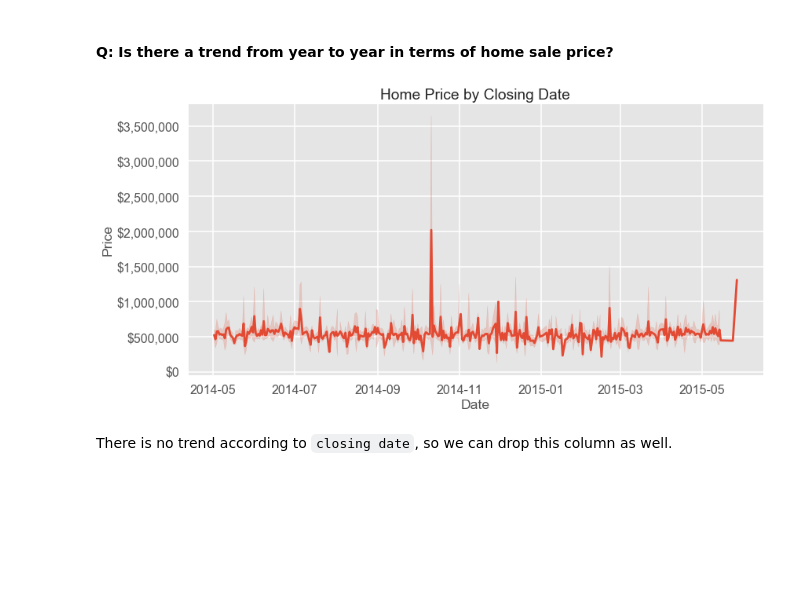
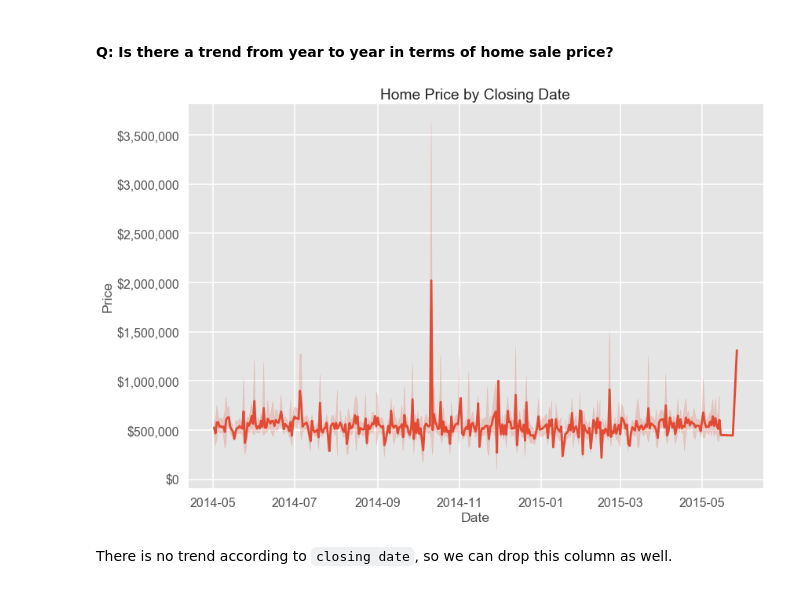
Before and after one commit to cwf231/dsc-mod-2-project-v2-1-onl01-dtsc-pt-041320, a Jupyter notebook: student.ipynb, the cells around one changed output. Cells and saved outputs as stored; diff of their text form; code cells hidden in the pictures; blank space fills up the shorter version.

```diff
--- a/student.ipynb
+++ b/student.ipynb
@@ -190,8 +189,10 @@ def stepwise_selection(target_data,
         target_data: a dataframe of the dependent variable.
         variable_data: a dataframe of the independent variables.
         included_lst: a list of columns to begin with in the model.
-        threshold_in: the pvalue of the relationship required to include the dependent variable.
-        threshold_out: the pvalue of the relationship required to remove the dependent variable.
+        threshold_in: the pvalue of the relationship required
+                      to include the dependent variable.
+        threshold_out: the pvalue of the relationship
+                       required to remove the dependent variable.
     Out:
         an list of variables that are impactful to the model.
     """
@@ -244,6 +245,17 @@ def stepwise_selection(target_data,
             changed = True
         if not changed:
             return included_lst
+
+
+def apply_price_formatter(ax, yaxis=True):
+    """
+    Applies price formatter to given ax.
+    If yaxis is set to False, the x-axis will be formatted instead.
+    """
+    if yaxis:
+        ax.yaxis.set_major_formatter(ticker.StrMethodFormatter('${x:,.0f}'))
+    else:
+        ax.xaxis.set_major_formatter(ticker.StrMethodFormatter('${x:,.0f}'))
 # %% [markdown]
 # Data Processing & Model 1
 # %% [markdown]
@@ -441,11 +455,13 @@ df_raw['sqft_basement'] = df_raw['sqft_basement'].replace('?', np.nan)
 # %% [markdown]
 And now we figure out what we're dealing with in terms of `id`.
 # %%
-# Find homes with duplicated id column.
+## Find homes with duplicated id column.
 
 # Get a set of ids where the value_count is more than 1.
+val_counts = df_raw['id'].value_counts()
+
 duplicate_ids = set(
-    df_raw['id'].value_counts()[df_raw['id'].value_counts() > 1].index
+    val_counts[val_counts > 1].index
     )
 
 # Get the indexes of rows whose id is in duplicated_ids.
@@ -1040,15 +1058,15 @@ I may be able to use `date` as a predictor if there seem to be trends related to
 #### Q: Is there a trend from year to year in terms of home sale price?
 # %%
 # Plot price against closing date.
-fig, ax = plt.subplots(figsize=(12,6))
+fig, ax = plt.subplots(figsize=(12,8))
 
 sns.lineplot(x='date', y='price', data=df, ax=ax)
 ax.set(title='Home Price by Closing Date', xlabel='Date', ylabel='Price')
-ax.yaxis.set_major_formatter(ticker.StrMethodFormatter('${x:,.0f}'))
+apply_price_formatter(ax)
 
 plt.tight_layout()
 # %% [output]
-[figure, old version]
+[figure, new version]
 # %% [markdown]
 There is no trend according to `closing date`, so we can drop this column as well.
 # %%
```
Also changed, not shown: parts of 44 cells of this notebook, 31 other files.
